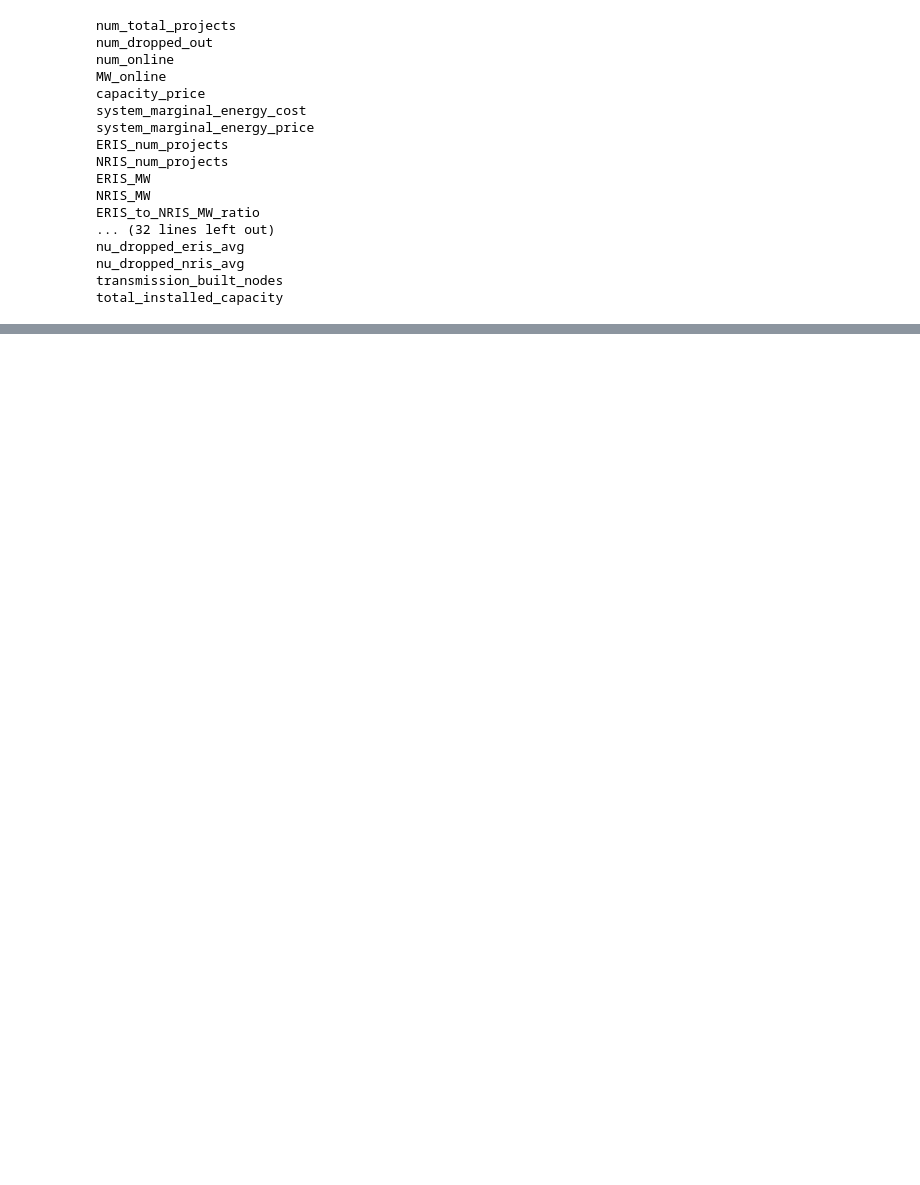
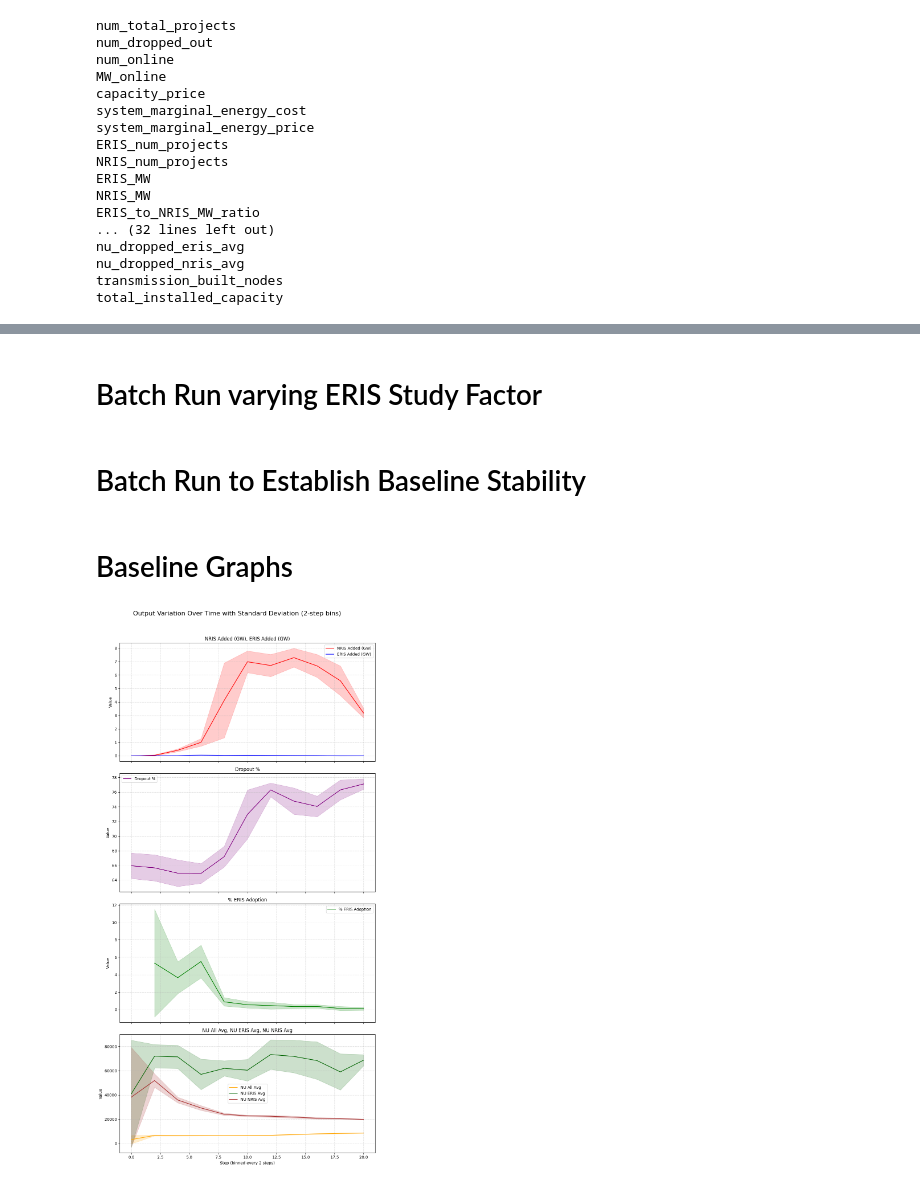
Before and after one commit to abigailweeks-rmi/Thesis, a Jupyter notebook: Thesis/ABM.ipynb, the cells around one changed output, grey strips where cells are left out. Cells and saved outputs as stored; diff of their text form; code cells hidden in the pictures; blank space fills up the shorter version.

Commit message:
OFAT batch runs

```diff
--- a/Thesis/ABM.ipynb
+++ b/Thesis/ABM.ipynb
@@ -29,6 +29,7 @@ developer_states = developer_states_incomplete.merge(fuel_states, on='fuel_type'
 new_projects_df=developer_states
 #check merge
 developer_states.to_excel("developer_states_exported.xlsx", index=False)
+expected_load_df=pd.read_excel("expected_load.xlsx")
 # %% [markdown]
 # Import Node Information
 # %%
@@ -143,7 +144,7 @@ class DeveloperAgent(mesa.Agent):
             random_adder = random.uniform(-1, 1)
 
             # Composite score (lower is worse, so multiply by -1)
-            score = -1 * (3*size_score+ 1.5*capacity_score + .1*congestion_score + 2*fuel_bias + nu_score + random_adder)#lmp_score)
+            score = -1 * (2*size_score+ 1.5*capacity_score + 1*congestion_score + 2*fuel_bias + nu_score + random_adder)#lmp_score)
 
             scored_nodes.append((node, score))
         # Sort by score descending (higher score = better)
@@ -960,8 +995,8 @@ class InterconnectionModel(mesa.Model):
 # %% [markdown]
 # Running the Model
 # %%
-model_instance = InterconnectionModel(developer_states, node_states, new_projects_df, total_capacity_reference=2700000, capacity_price=269.92)
-for _ in range(20):
+model_instance = InterconnectionModel(developer_states, node_states, new_projects_df, expected_load_df, ERIS_differentiation=False, ERIS_study_factor=1, ERIS_NU_factor=.5, total_capacity_reference=2700000, capacity_price=269.92)
+for _ in range(30):
     model_instance.step()
 print("Final projects per node:", model_instance.projects_per_node)
 projects_list = [round_data.get("projects_per_node", {}) for round_data in model_instance.round_summary]
@@ -1972,0 +2036,2 @@ def Page():
+# %% [markdown]
+# Batch Run varying ERIS Study Factor
@@ -1972,0 +2080,2 @@ def Page():
+# %% [markdown]
+# Batch Run to Establish Baseline Stability
@@ -1972,0 +2124,64 @@ def Page():
+# %% [markdown]
+# Baseline Graphs
+# %%
+import pandas as pd
+import matplotlib.pyplot as plt
+
+# === Load the batch run results ===
+df = pd.read_csv("baseline_variation_test.csv")
+df["Step"] = pd.to_numeric(df["Step"], errors="coerce")
+
+# === Compute per-step additions and convert to GW ===
+df["ERIS_added"] = df.groupby("RunId")["ERIS_MW"].diff().fillna(df["ERIS_MW"]) / 1000  # MW → GW
+df["NRIS_added"] = df.groupby("RunId")["NRIS_MW"].diff().fillna(df["NRIS_MW"]) / 1000
+
+# === Convert cumulative MW to GW for adoption calculation ===
+df["ERIS_MW_GW"] = df["ERIS_MW"] / 1000
+df["NRIS_MW_GW"] = df["NRIS_MW"] / 1000
+
+# === Compute % ERIS adoption and Dropout % ===
+df["ERIS_adoption_%"] = df["ERIS_added"] / (df["ERIS_added"] + df["NRIS_added"]) * 100
+df["Dropout_%"] = df["num_dropped_out"] / 311 * 100  # as percentage
+
+# === Create 2-step bins ===
+df["Step_bin"] = (df["Step"] // 2) * 2  # 0-1 -> 0, 2-3 -> 2, etc.
+
+# === Helper function: mean & std by Step bin ===
+def mean_std_by_step(data, column):
+    grouped = data.groupby("Step_bin")[column]
+    return grouped.mean(), grouped.std()
+
+# === Define outputs for plotting ===
+outputs = [
+    [("NRIS_added", "red", "NRIS Added (GW)"), ("ERIS_added", "blue", "ERIS Added (GW)")],
+    [("Dropout_%", "purple", "Dropout %")],
+    [("ERIS_adoption_%", "green", "% ERIS Adoption")],
+    [("nu_all_avg", "orange", "NU All Avg"),
+     ("nu_eris_avg", "darkgreen", "NU ERIS Avg"),
+     ("nu_nris_avg", "brown", "NU NRIS Avg")]
+]
+
+# === Create figure with appropriate number of subplots ===
+fig, axes = plt.subplots(len(outputs), 1, figsize=(10, 20), sharex=True)
+steps = sorted(df["Step_bin"].unique())
+
+for ax, output_group in zip(axes, outputs):
+    for col, color, label in output_group:
+        if col not in df.columns:
+            print(f"Warning: Column {col} not found in results.")
+            continue
+        mean, std = mean_std_by_step(df, col)
+        ax.plot(steps, mean[steps], label=label, color=color)
+        ax.fill_between(steps, mean[steps] - std[steps], mean[steps] + std[steps],
+                        alpha=0.2, color=color)
+    ax.grid(True, linestyle="--", alpha=0.5)
+    ax.legend()
+    ax.set_ylabel("Value")
+    ax.set_title(", ".join([label for _, _, label in output_group]))
+
+axes[-1].set_xlabel("Step (binned every 2 steps)")
+plt.suptitle("Output Variation Over Time with Standard Deviation (2-step bins)", fontsize=16)
+plt.tight_layout(rect=[0, 0, 1, 0.96])
+plt.show()
+# %% [output]
+[figure, added]
```
Also changed, not shown: parts of 17 cells of this notebook, 13 other files.
